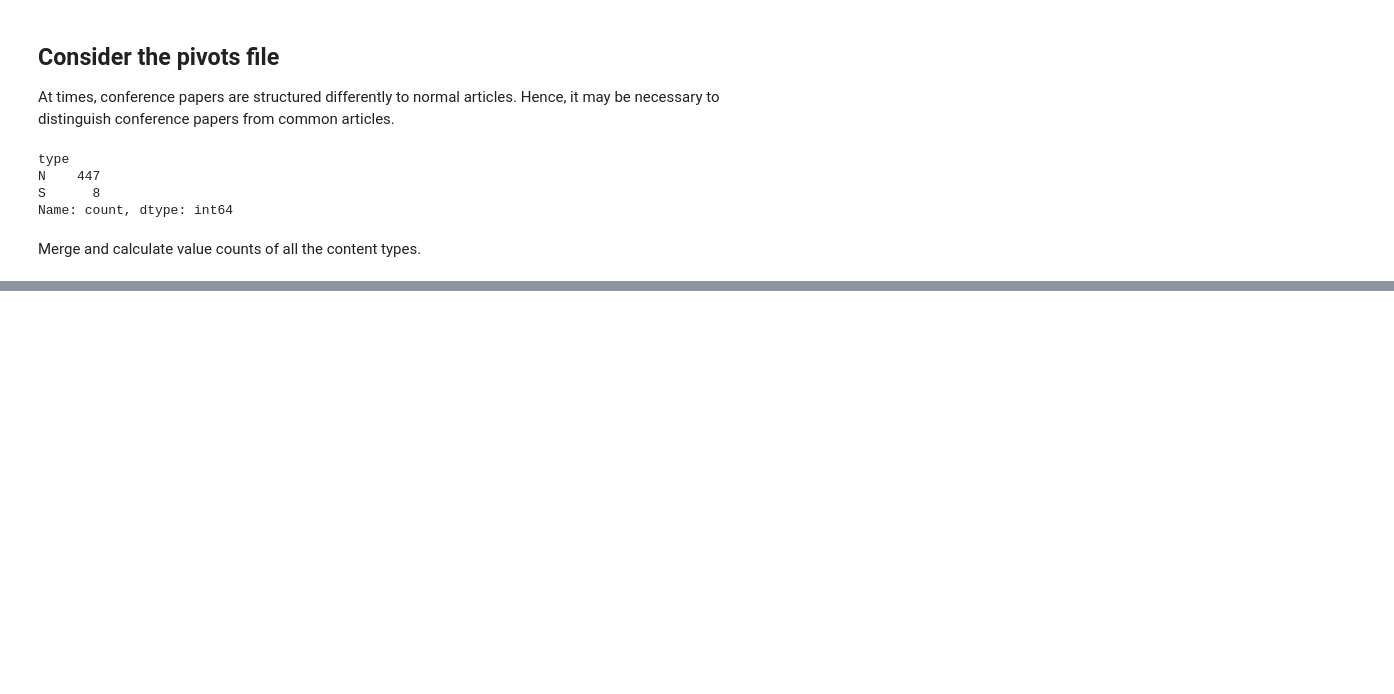
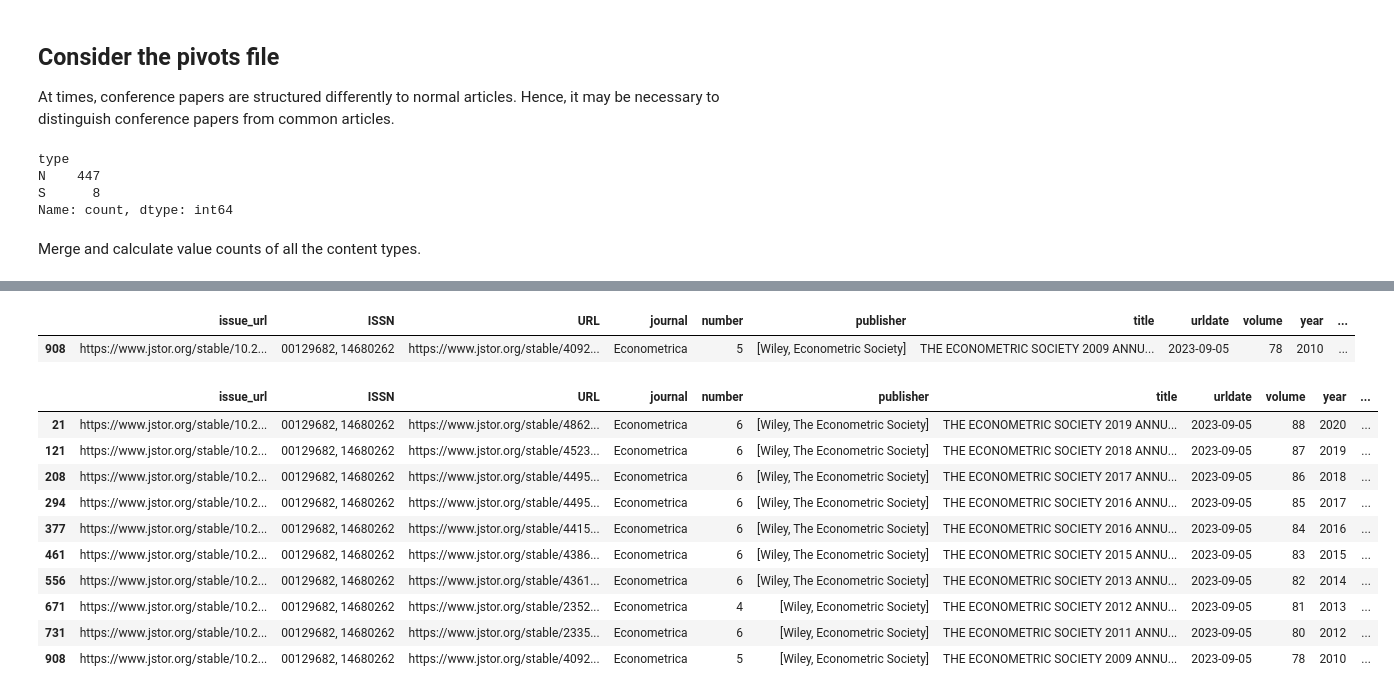
Before and after one commit to cogeorg/80YearsEconomicResearch, a Jupyter notebook: 010_clean_masterlists/010_ecta_clean_and_categorize_masterlists.ipynb, the cells around one changed output, grey strips where cells are left out. Drawn from its saved outputs; the diff is of its cells as text; code cells hidden in the pictures; blank space fills up the shorter version.

```diff
--- a/010_clean_masterlists/010_ecta_clean_and_categorize_masterlists.ipynb
+++ b/010_clean_masterlists/010_ecta_clean_and_categorize_masterlists.ipynb
@@ -272,3 +272,22 @@ Rejoinder       14
 Discussion       9
 Errata           7
 Name: count, dtype: int64
+# %%
+masters[masters["URL"].str.split("/").str[-1]=="40928974"]
+# %% [output]
+|  | issue_url | ISSN | URL | journal | number | publisher | title | urldate | volume | year | ... |
+| 908 | https://www.jstor.org/stable/10.2... | 00129682, 14680262 | https://www.jstor.org/stable/4092... | Econometrica | 5 | [Wiley, Econometric Society] | THE ECONOMETRIC SOCIETY 2009 ANNU... | 2023-09-05 | 78 | 2010 | ... |
+# %%
+masters[masters["title"].str.lower().str.contains("annual report of the president")]
+# %% [output]
+|  | issue_url | ISSN | URL | journal | number | publisher | title | urldate | volume | year | ... |
+| 21 | https://www.jstor.org/stable/10.2... | 00129682, 14680262 | https://www.jstor.org/stable/4862... | Econometrica | 6 | [Wiley, The Econometric Society] | THE ECONOMETRIC SOCIETY 2019 ANNU... | 2023-09-05 | 88 | 2020 | ... |
+| 121 | https://www.jstor.org/stable/10.2... | 00129682, 14680262 | https://www.jstor.org/stable/4523... | Econometrica | 6 | [Wiley, The Econometric Society] | THE ECONOMETRIC SOCIETY 2018 ANNU... | 2023-09-05 | 87 | 2019 | ... |
+| 208 | https://www.jstor.org/stable/10.2... | 00129682, 14680262 | https://www.jstor.org/stable/4495... | Econometrica | 6 | [Wiley, The Econometric Society] | THE ECONOMETRIC SOCIETY 2017 ANNU... | 2023-09-05 | 86 | 2018 | ... |
+| 294 | https://www.jstor.org/stable/10.2... | 00129682, 14680262 | https://www.jstor.org/stable/4495... | Econometrica | 6 | [Wiley, The Econometric Society] | THE ECONOMETRIC SOCIETY 2016 ANNU... | 2023-09-05 | 85 | 2017 | ... |
+| 377 | https://www.jstor.org/stable/10.2... | 00129682, 14680262 | https://www.jstor.org/stable/4415... | Econometrica | 6 | [Wiley, The Econometric Society] | THE ECONOMETRIC SOCIETY 2016 ANNU... | 2023-09-05 | 84 | 2016 | ... |
+| 461 | https://www.jstor.org/stable/10.2... | 00129682, 14680262 | https://www.jstor.org/stable/4386... | Econometrica | 6 | [Wiley, The Econometric Society] | THE ECONOMETRIC SOCIETY 2015 ANNU... | 2023-09-05 | 83 | 2015 | ... |
+| 556 | https://www.jstor.org/stable/10.2... | 00129682, 14680262 | https://www.jstor.org/stable/4361... | Econometrica | 6 | [Wiley, The Econometric Society] | THE ECONOMETRIC SOCIETY 2013 ANNU... | 2023-09-05 | 82 | 2014 | ... |
+| 671 | https://www.jstor.org/stable/10.2... | 00129682, 14680262 | https://www.jstor.org/stable/2352... | Econometrica | 4 | [Wiley, Econometric Society] | THE ECONOMETRIC SOCIETY 2012 ANNU... | 2023-09-05 | 81 | 2013 | ... |
+| 731 | https://www.jstor.org/stable/10.2... | 00129682, 14680262 | https://www.jstor.org/stable/2335... | Econometrica | 6 | [Wiley, Econometric Society] | THE ECONOMETRIC SOCIETY 2011 ANNU... | 2023-09-05 | 80 | 2012 | ... |
+| 908 | https://www.jstor.org/stable/10.2... | 00129682, 14680262 | https://www.jstor.org/stable/4092... | Econometrica | 5 | [Wiley, Econometric Society] | THE ECONOMETRIC SOCIETY 2009 ANNU... | 2023-09-05 | 78 | 2010 | ... |
```
Also changed, not shown: parts of 4 cells of this notebook, 6 other files.
